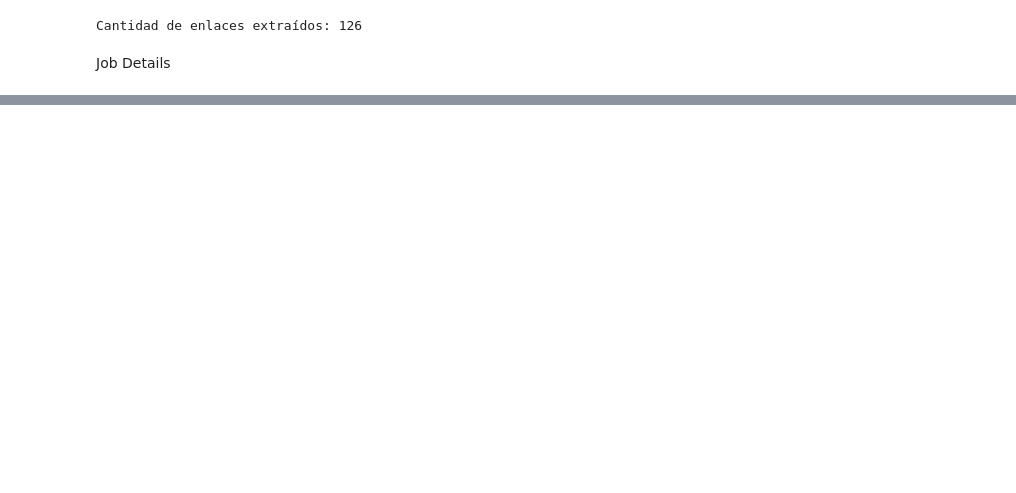
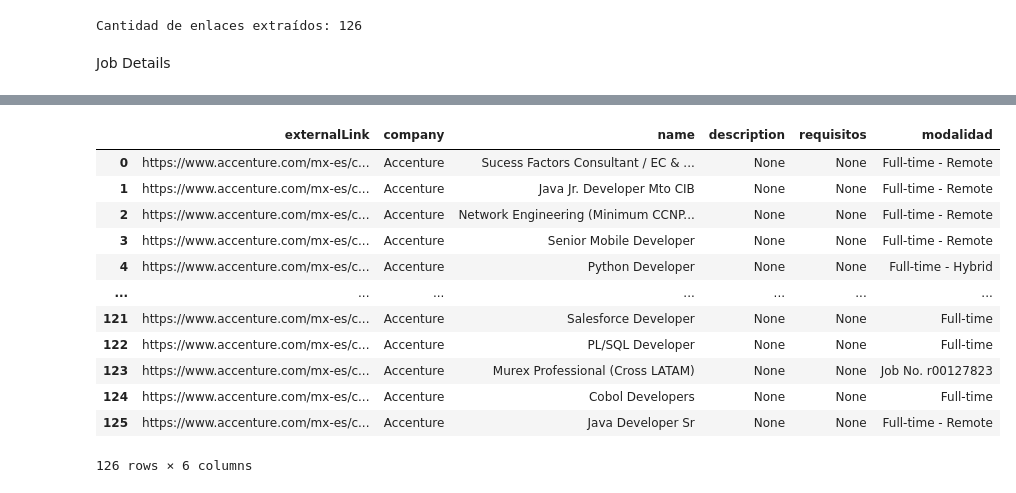
Before and after one commit to JimeFioni/Practica-Data-Engineer, a Jupyter notebook: 01 - MODELO REFERENCIA/Scraping_Accenture/Scraping_Accenture.ipynb, the cells around one changed output, grey strips where cells are left out. Cells and saved outputs as stored; diff of their text form; code cells hidden in the pictures; blank space fills up the shorter version.

```diff
--- a/01 - MODELO REFERENCIA/Scraping_Accenture/Scraping_Accenture.ipynb
+++ b/01 - MODELO REFERENCIA/Scraping_Accenture/Scraping_Accenture.ipynb
@@ -722,0 +733,16 @@ df
+# %%
+df
+# %% [output]
+|  | externalLink | company | name | description | requisitos | modalidad |
+| 0 | https://www.accenture.com/mx-es/c... | Accenture | Sucess Factors Consultant / EC & ... | None | None | Full-time - Remote |
+| 1 | https://www.accenture.com/mx-es/c... | Accenture | Java Jr. Developer Mto CIB | None | None | Full-time - Remote |
+| 2 | https://www.accenture.com/mx-es/c... | Accenture | Network Engineering (Minimum CCNP... | None | None | Full-time - Remote |
+| 3 | https://www.accenture.com/mx-es/c... | Accenture | Senior Mobile Developer | None | None | Full-time - Remote |
+| 4 | https://www.accenture.com/mx-es/c... | Accenture | Python Developer | None | None | Full-time - Hybrid |
+| ... | ... | ... | ... | ... | ... | ... |
+| 121 | https://www.accenture.com/mx-es/c... | Accenture | Salesforce Developer | None | None | Full-time |
+| 122 | https://www.accenture.com/mx-es/c... | Accenture | PL/SQL Developer | None | None | Full-time |
+| 123 | https://www.accenture.com/mx-es/c... | Accenture | Murex Professional (Cross LATAM) | None | None | Job No. r00127823 |
+| 124 | https://www.accenture.com/mx-es/c... | Accenture | Cobol Developers | None | None | Full-time |
+| 125 | https://www.accenture.com/mx-es/c... | Accenture | Java Developer Sr | None | None | Full-time - Remote |
+126 rows × 6 columns
```
Also changed, not shown: parts of 9 cells of this notebook.
